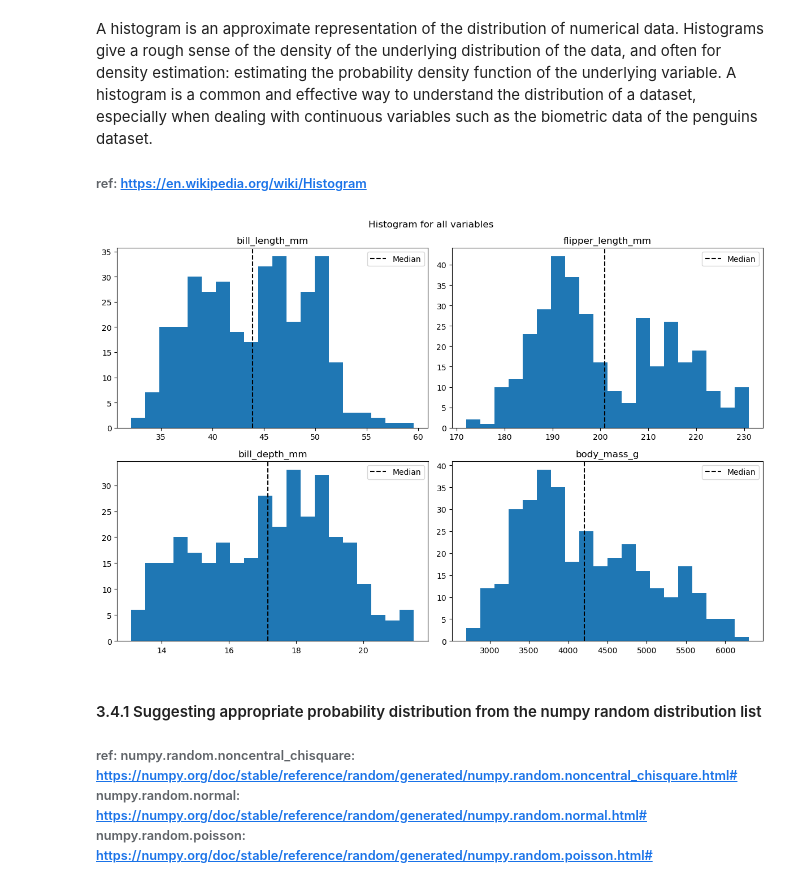
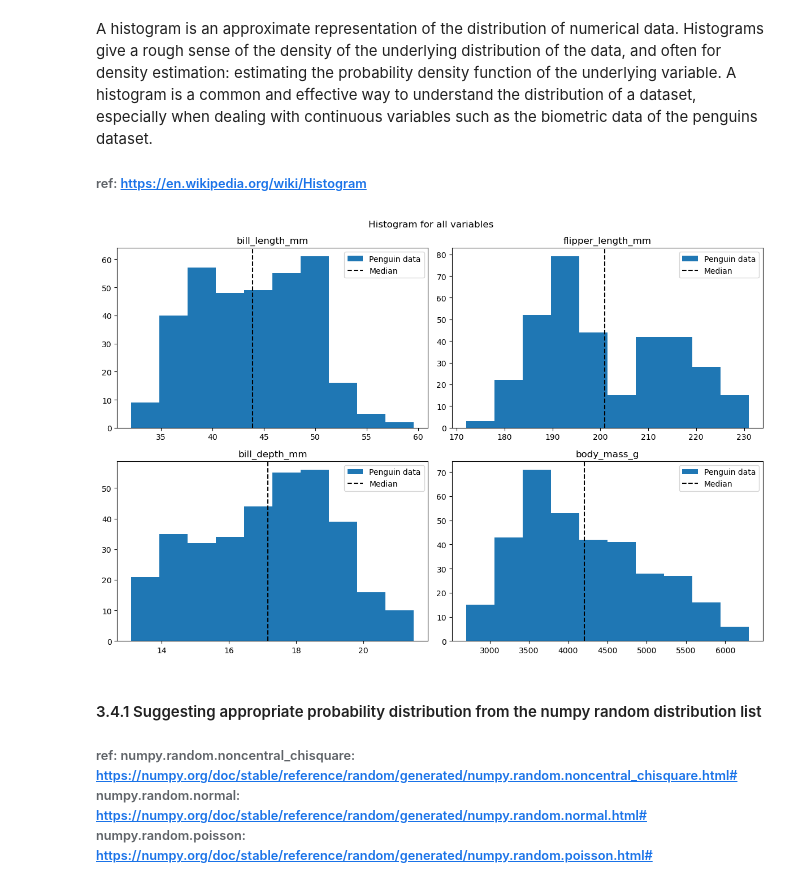
Before and after one commit to noyo0/Fundamentals_DataAnalysis, a Jupyter notebook: tasks.ipynb, the cells around one changed output. Saved outputs shown, nothing was run; the diff lists cells and outputs as text; code cells hidden in the pictures.

```diff
--- a/tasks.ipynb
+++ b/tasks.ipynb
@@ -399,35 +415,35 @@ A histogram is a common and effective way to understand the distribution of a da
 # %%
 # Visualise penguine biometric data with histograms including median
 
 import matplotlib.pyplot as plt
 import numpy as np
 #set variable names
 #print(df.columns)
 c=['bill_length_mm', 'bill_depth_mm', 'flipper_length_mm', 'body_mass_g']
 
 #set up plot for 4 charts
 fig, axs = plt.subplots(2,2, figsize=(12,8))
 fig.suptitle('Histogram for all variables ',fontsize=12)
 rows=[0,1,0,1]
 cols=[0,0,1,1]
 #loop through numeric data and draw histogram
 for i in range(4):
     mean = df[c[i]].mean()
     std = df[c[i]].std()
     #print(mean,std,i)
     #row and colm numbers will be either 0 or 1 as the 4 loops complete
-    axs[rows[i],cols[i]].hist(df[c[i]],bins=20)
+    axs[rows[i],cols[i]].hist(df[c[i]],bins=10,label="Penguin data")
     axs[rows[i],cols[i]].set_title(c[i])
     axs[rows[i],cols[i]].axvline(mean, color="black", ls="--", label="Median")
     axs[rows[i],cols[i]].legend()
 
 plt.tight_layout() #keep the text from overlapping
 plt.show()
 # ref creating multiple subplots: https://matplotlib.org/stable/gallery/subplots_axes_and_figures/subplots_demo.html
 # ref matplotlib histograms: https://matplotlib.org/stable/api/_as_gen/matplotlib.pyplot.hist.html
 # ref draw median: https://python-graph-gallery.com/basic-histogram-in-matplotlib/
 # %% [output]
-[figure, old version]
+[figure, new version]
 # %% [markdown]
 #### 3.4.1 Suggesting appropriate probability distribution from the numpy random distribution list
 
```
Also changed, not shown: parts of 9 cells of this notebook, 1 other file.
